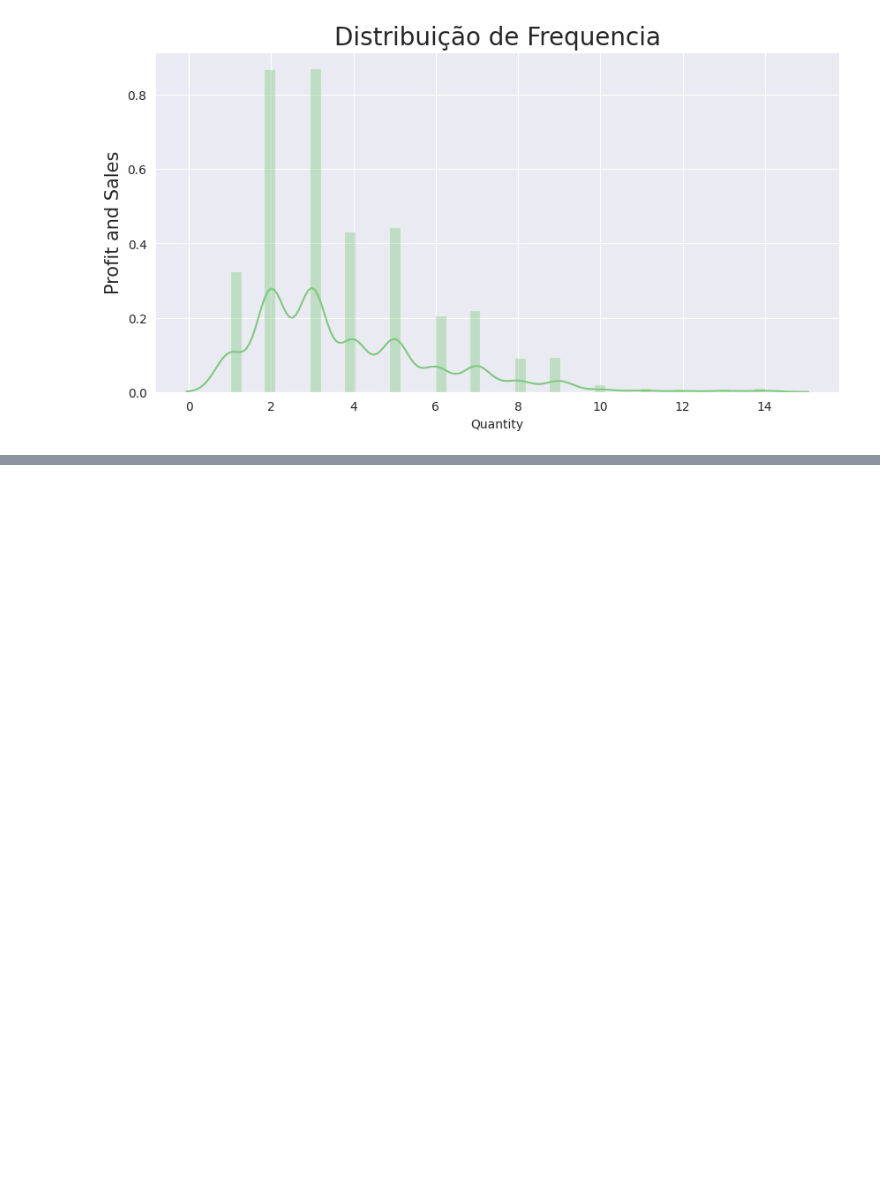
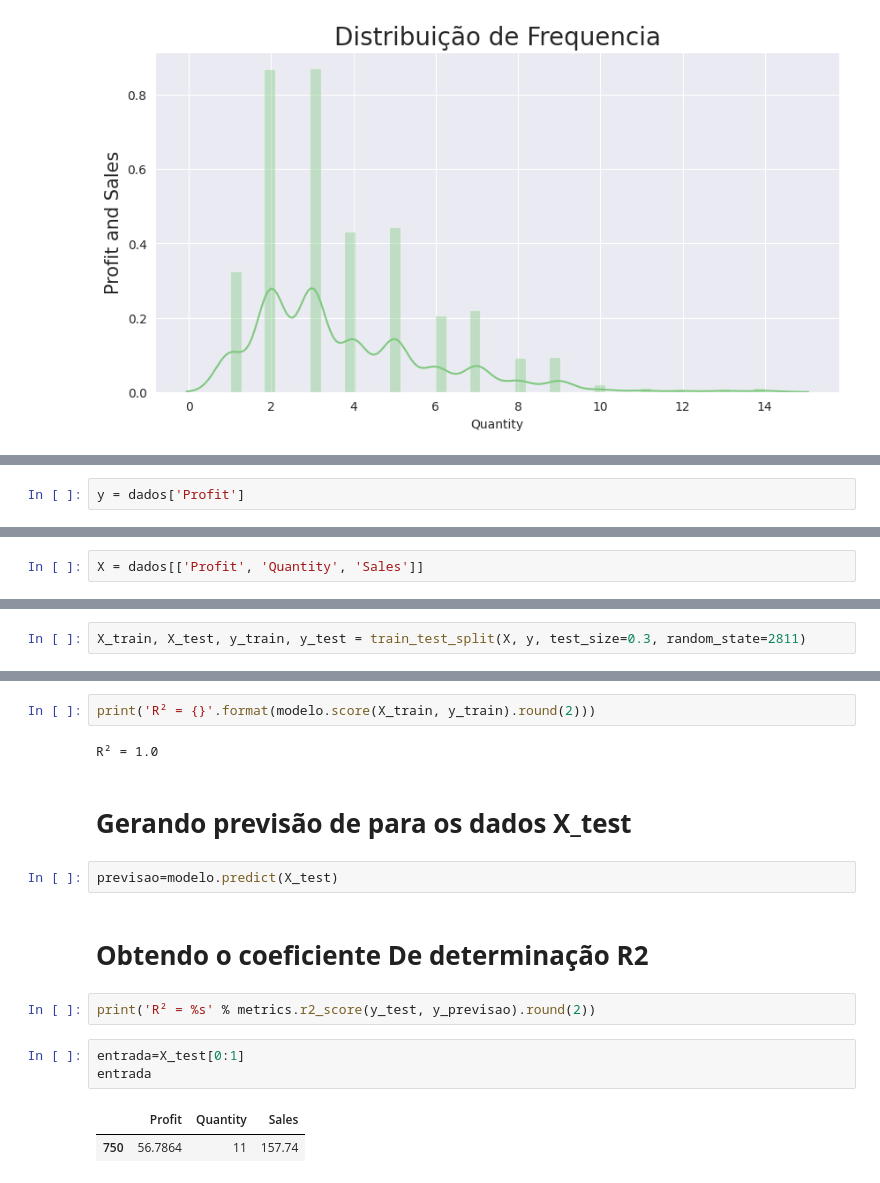
Before and after one commit to anaguriaa/Javascript, a Jupyter notebook: Untitled10.ipynb, the cells around one changed output, grey strips where cells are left out. Cells and saved outputs as stored; diff of their text form; blank space fills up the shorter version.

```diff
--- a/Untitled10.ipynb
+++ b/Untitled10.ipynb
@@ -131,0 +157,2 @@ https://gist.github.com/mwaskom/de44147ed2974457ad6372750bbe5751
+# %%
+y = dados['Profit']
@@ -131,0 +161,2 @@ https://gist.github.com/mwaskom/de44147ed2974457ad6372750bbe5751
+# %%
+X = dados[['Profit', 'Quantity', 'Sales']]
@@ -131,0 +165,2 @@ https://gist.github.com/mwaskom/de44147ed2974457ad6372750bbe5751
+# %%
+X_train, X_test, y_train, y_test = train_test_split(X, y, test_size=0.3, random_state=2811)
@@ -131,0 +188,18 @@ https://gist.github.com/mwaskom/de44147ed2974457ad6372750bbe5751
+# %%
+print('R² = {}'.format(modelo.score(X_train, y_train).round(2)))
+# %% [output]
+R² = 1.0
+# %% [markdown]
+# **Gerando previsão de para os dados X_test**
+# %%
+previsao=modelo.predict(X_test)
+# %% [markdown]
+# **Obtendo o coeficiente De determinação R2**
+# %%
+print('R² = %s' % metrics.r2_score(y_test, y_previsao).round(2))
+# %%
+entrada=X_test[0:1]
+entrada
+# %% [output]
+|  | Profit | Quantity | Sales |
+| 750 | 56.7864 | 11 | 157.74 |
```
Also changed, not shown: parts of 29 cells of this notebook.
